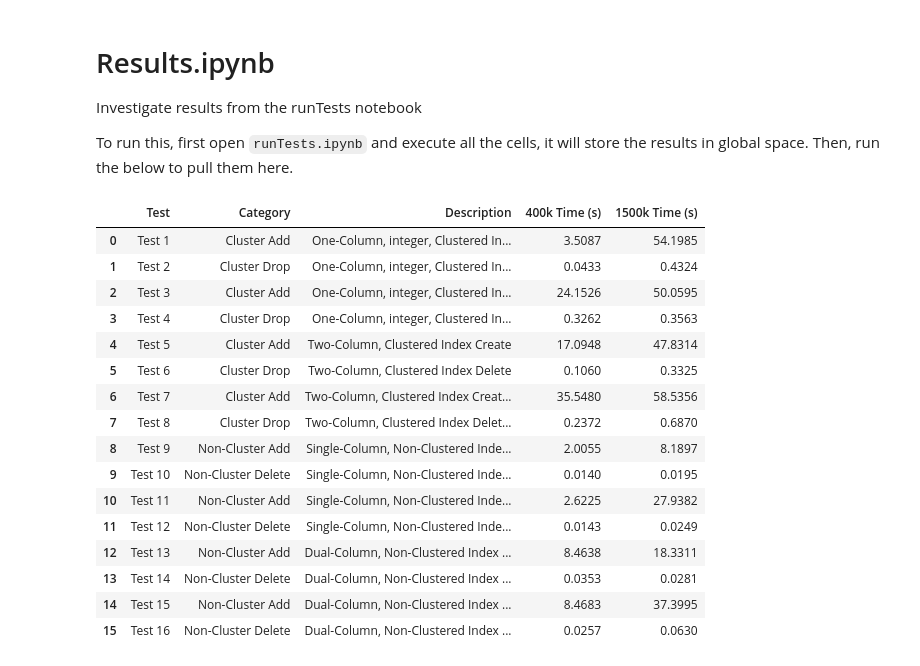
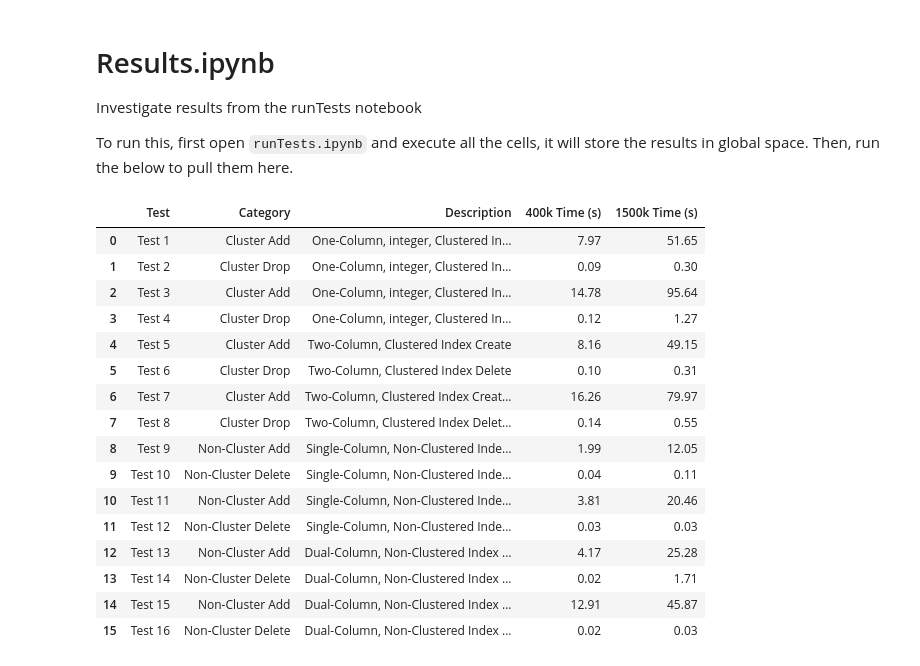
Before and after one commit to TheDarkTrumpet/SQL-Heap-Test, a Jupyter notebook: results.ipynb, the cells around one changed output. Saved outputs shown, nothing was run; the diff lists cells and outputs as text; code cells hidden in the pictures.

```diff
--- a/results.ipynb
+++ b/results.ipynb
@@ -16,27 +16,27 @@ with open(f"results_400000.pkl", "rb") as file:
 with open(f"results_1500000.pkl", "rb") as file:
     results_1500 = pkl.load(file)
 # %%
-pdResults = pd.DataFrame.from_dict(results_400)
-pd1500Results = pd.DataFrame.from_dict(results_1500)
-pdResults["400k Time (s)"] = pdResults["Time (s)"].astype(float)
-pdResults["1500k Time (s)"] = pd1500Results["Time (s)"].astype(float)
+pdResults = pd.DataFrame.from_dict(results_400.values())
+pd1500Results = pd.DataFrame.from_dict(results_1500.values())
+pdResults["400k Time (s)"] = pdResults["Time (s) - Avg"].astype(float)
+pdResults["1500k Time (s)"] = pd1500Results["Time (s) - Avg"].astype(float)
 pdResults[["Test", "Category", "Description", "400k Time (s)", "1500k Time (s)"]]
 # %% [output]
 |  | Test | Category | Description | 400k Time (s) | 1500k Time (s) |
-| 0 | Test 1 | Cluster Add | One-Column, integer, Clustered In... | 3.5087 | 54.1985 |
-| 1 | Test 2 | Cluster Drop | One-Column, integer, Clustered In... | 0.0433 | 0.4324 |
-| 2 | Test 3 | Cluster Add | One-Column, integer, Clustered In... | 24.1526 | 50.0595 |
-| 3 | Test 4 | Cluster Drop | One-Column, integer, Clustered In... | 0.3262 | 0.3563 |
-| 4 | Test 5 | Cluster Add | Two-Column, Clustered Index Create | 17.0948 | 47.8314 |
-| 5 | Test 6 | Cluster Drop | Two-Column, Clustered Index Delete | 0.1060 | 0.3325 |
-| 6 | Test 7 | Cluster Add | Two-Column, Clustered Index Creat... | 35.5480 | 58.5356 |
-| 7 | Test 8 | Cluster Drop | Two-Column, Clustered Index Delet... | 0.2372 | 0.6870 |
-| 8 | Test 9 | Non-Cluster Add | Single-Column, Non-Clustered Inde... | 2.0055 | 8.1897 |
-| 9 | Test 10 | Non-Cluster Delete | Single-Column, Non-Clustered Inde... | 0.0140 | 0.0195 |
-| 10 | Test 11 | Non-Cluster Add | Single-Column, Non-Clustered Inde... | 2.6225 | 27.9382 |
-| 11 | Test 12 | Non-Cluster Delete | Single-Column, Non-Clustered Inde... | 0.0143 | 0.0249 |
-| 12 | Test 13 | Non-Cluster Add | Dual-Column, Non-Clustered Index ... | 8.4638 | 18.3311 |
-| 13 | Test 14 | Non-Cluster Delete | Dual-Column, Non-Clustered Index ... | 0.0353 | 0.0281 |
-| 14 | Test 15 | Non-Cluster Add | Dual-Column, Non-Clustered Index ... | 8.4683 | 37.3995 |
-| 15 | Test 16 | Non-Cluster Delete | Dual-Column, Non-Clustered Index ... | 0.0257 | 0.0630 |
+| 0 | Test 1 | Cluster Add | One-Column, integer, Clustered In... | 7.97 | 51.65 |
+| 1 | Test 2 | Cluster Drop | One-Column, integer, Clustered In... | 0.09 | 0.30 |
+| 2 | Test 3 | Cluster Add | One-Column, integer, Clustered In... | 14.78 | 95.64 |
+| 3 | Test 4 | Cluster Drop | One-Column, integer, Clustered In... | 0.12 | 1.27 |
+| 4 | Test 5 | Cluster Add | Two-Column, Clustered Index Create | 8.16 | 49.15 |
+| 5 | Test 6 | Cluster Drop | Two-Column, Clustered Index Delete | 0.10 | 0.31 |
+| 6 | Test 7 | Cluster Add | Two-Column, Clustered Index Creat... | 16.26 | 79.97 |
+| 7 | Test 8 | Cluster Drop | Two-Column, Clustered Index Delet... | 0.14 | 0.55 |
+| 8 | Test 9 | Non-Cluster Add | Single-Column, Non-Clustered Inde... | 1.99 | 12.05 |
+| 9 | Test 10 | Non-Cluster Delete | Single-Column, Non-Clustered Inde... | 0.04 | 0.11 |
+| 10 | Test 11 | Non-Cluster Add | Single-Column, Non-Clustered Inde... | 3.81 | 20.46 |
+| 11 | Test 12 | Non-Cluster Delete | Single-Column, Non-Clustered Inde... | 0.03 | 0.03 |
+| 12 | Test 13 | Non-Cluster Add | Dual-Column, Non-Clustered Index ... | 4.17 | 25.28 |
+| 13 | Test 14 | Non-Cluster Delete | Dual-Column, Non-Clustered Index ... | 0.02 | 1.71 |
+| 14 | Test 15 | Non-Cluster Add | Dual-Column, Non-Clustered Index ... | 12.91 | 45.87 |
+| 15 | Test 16 | Non-Cluster Delete | Dual-Column, Non-Clustered Index ... | 0.02 | 0.03 |
 # %%
```
Also changed, not shown: parts of 4 cells of this notebook.
